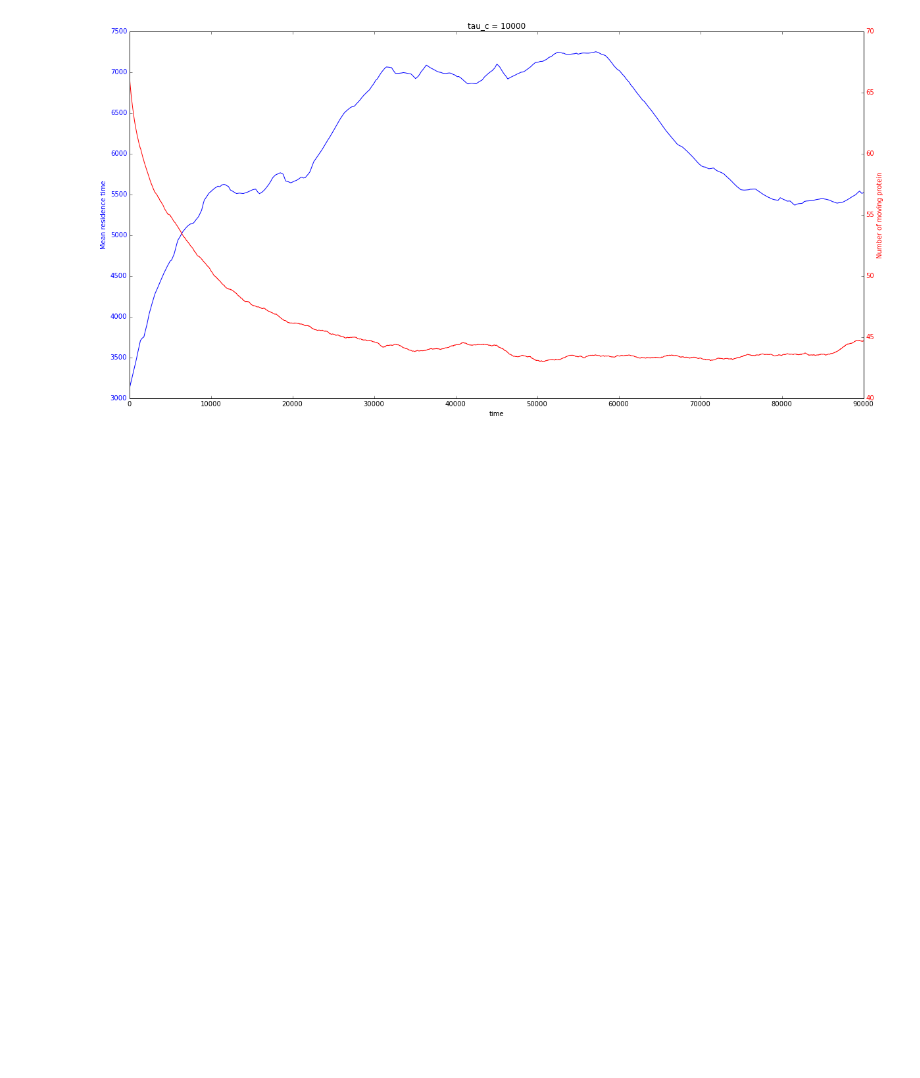
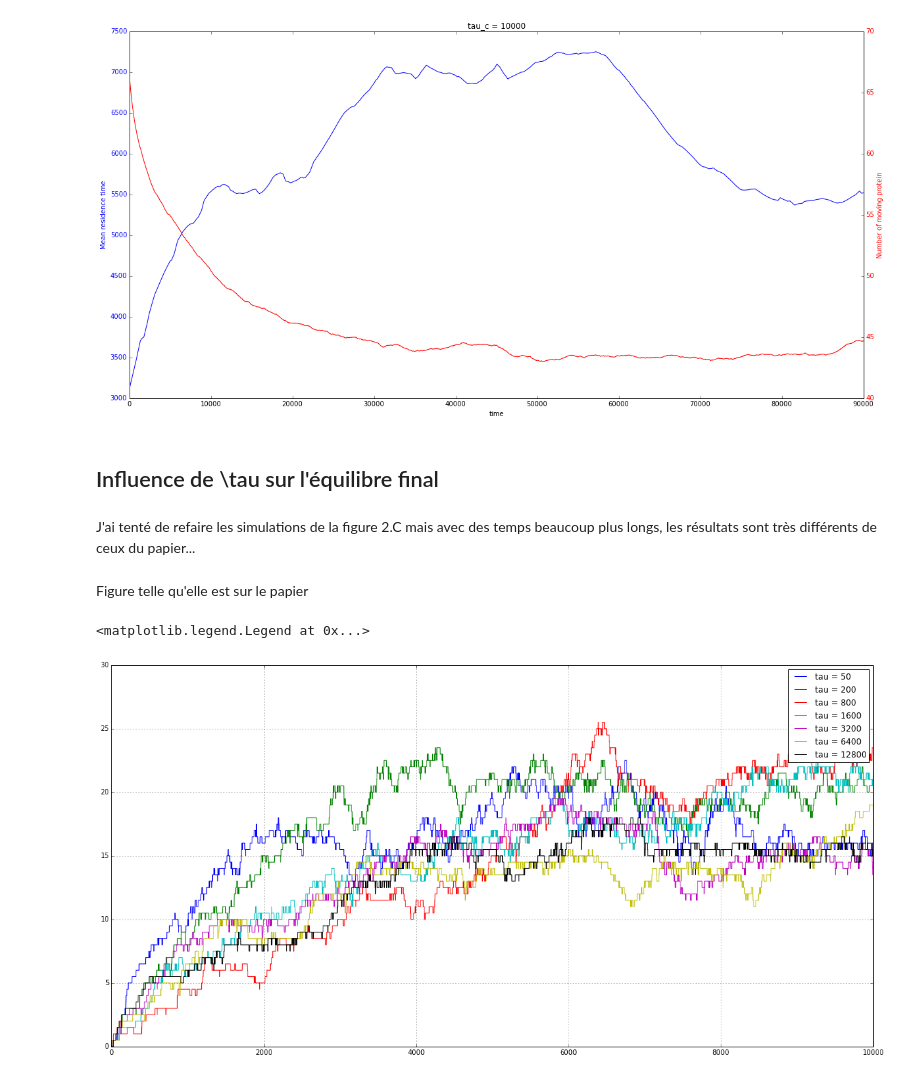
Before and after one commit to clementhenin/dynamical_process, a Jupyter notebook: small_theoretical_study.ipynb, the cells around one changed output. Cells and saved outputs as stored; diff of their text form; code cells hidden in the pictures; blank space fills up the shorter version.

Commit message:
Adding last night simulations

```diff
--- a/small_theoretical_study.ipynb
+++ b/small_theoretical_study.ipynb
@@ -135,4 +137,8 @@ for tl in ax2.get_yticklabels():
     tl.set_color('r')
 # %% [output]
 [figure]
+# %% [markdown]
+## Influence de \tau sur l'équilibre final
+# %% [markdown]
+J'ai tenté de refaire les simulations de la figure 2.C mais avec des temps beaucoup plus longs, les résultats sont très différents de ceux du papier...
 # %%
@@ -145,0 +152,15 @@ equi_vs_tau_12800 = pd.read_csv("equilibrium_vs_tau/data_12800.csv")
+# %% [markdown]
+Figure telle qu'elle est sur le papier
+# %%
+plt.figure(figsize=(20, 10))
+equi_vs_tau_50['C'][:10000].plot(label="tau = 50")
+equi_vs_tau_200['C'][:10000].plot(label="tau = 200")
+equi_vs_tau_800['C'][:10000].plot(label="tau = 800")
+equi_vs_tau_1600['C'][:10000].plot(label="tau = 1600")
+equi_vs_tau_3200['C'][:10000].plot(label="tau = 3200")
+equi_vs_tau_6400['C'][:10000].plot(label="tau = 6400")
+equi_vs_tau_12800['C'][:10000].plot(label="tau = 12800")
+plt.legend()
+# %% [output]
+<matplotlib.legend.Legend at 0x...>
+[figure, added]
```
Also changed, not shown: parts of 6 cells of this notebook.
